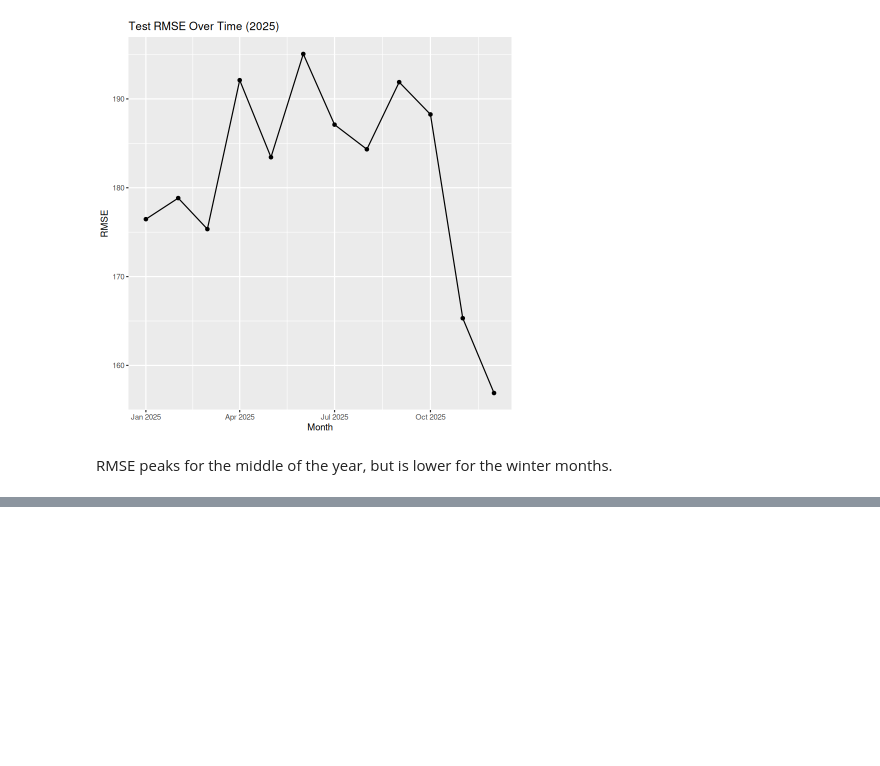
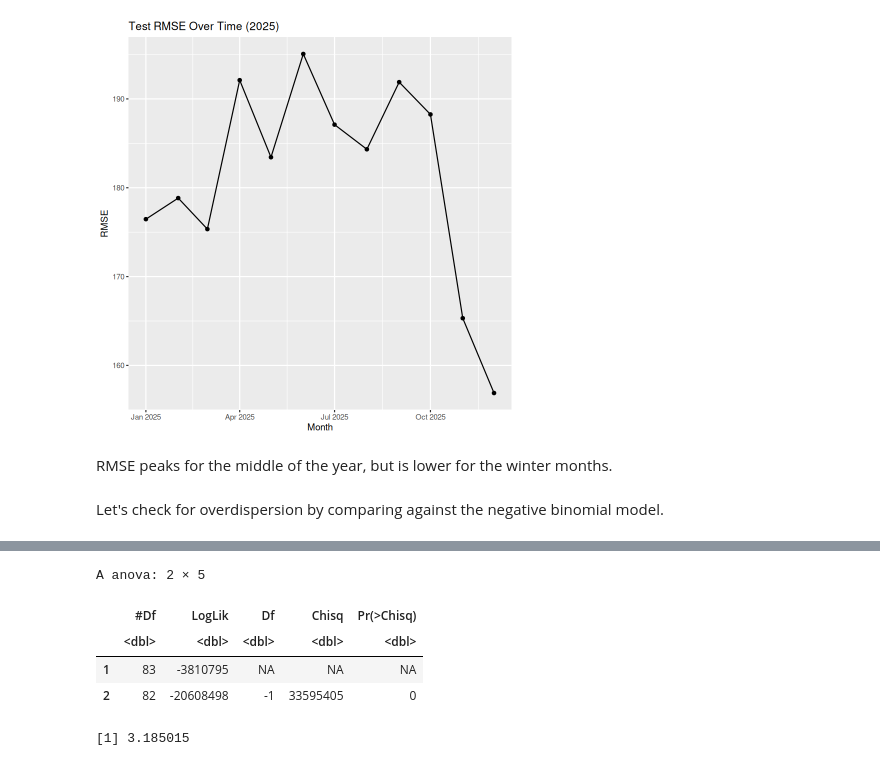
Before and after one commit to andreagalloro/230A-final-project, a Jupyter notebook: eda/model_analysis.ipynb, the cells around one changed output, grey strips where cells are left out. Cells and saved outputs as stored; diff of their text form; code cells hidden in the pictures; blank space fills up the shorter version.

```diff
--- a/eda/model_analysis.ipynb
+++ b/eda/model_analysis.ipynb
@@ -248,3 +258,11 @@ test %>%
 [figure]
 # %% [markdown]
 RMSE peaks for the middle of the year, but is lower for the winter months.
+# %% [markdown]
+Let's check for overdispersion by comparing against the negative binomial model.
+# %%
+nb_lm <- glm.nb(ridership ~ ., data = train[, -c(1)])
+
+lrtest(nb_lm, poisson_lm)
+nb_lm$theta
+# %% [output]
@@ -250,0 +271,6 @@ RMSE peaks for the middle of the year, but is lower for the winter months.
+A anova: 2 × 5
+|  | #Df | LogLik | Df | Chisq | Pr(>Chisq) |
+|  | <dbl> | <dbl> | <dbl> | <dbl> | <dbl> |
+| 1 | 83 | -3810795 | NA | NA | NA |
+| 2 | 82 | -20608498 | -1 | 33595405 | 0 |
+[1] 3.185015
```
Also changed, not shown: parts of 9 cells of this notebook.
